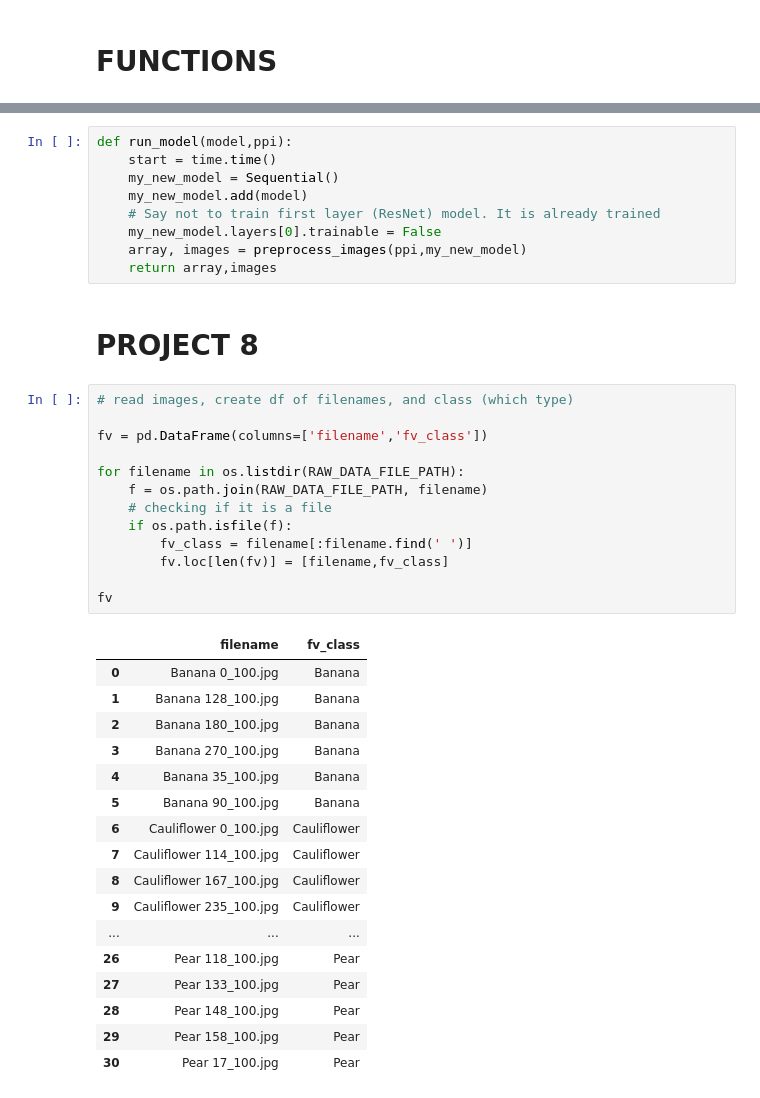
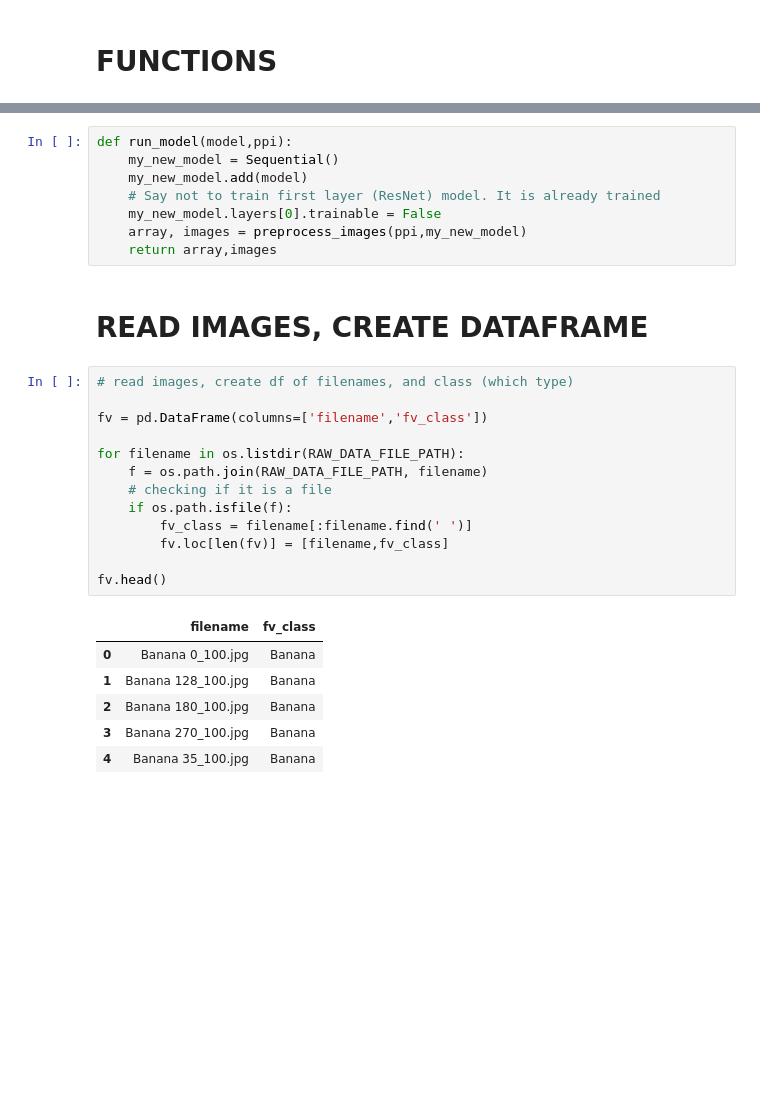
Before and after one commit to TTFrance/Project-08, a Jupyter notebook: oc-p8-modelling.ipynb, the cells around one changed output, grey strips where cells are left out. Saved outputs shown, nothing was run; the diff lists cells and outputs as text; blank space fills up the shorter version.

```diff
--- a/oc-p8-modelling.ipynb
+++ b/oc-p8-modelling.ipynb
@@ -67,44 +44,32 @@ def preprocess_images(ppi,my_new_model):
     return array, images
 # %%
 def run_model(model,ppi):
-    start = time.time()
     my_new_model = Sequential()
     my_new_model.add(model)
     # Say not to train first layer (ResNet) model. It is already trained
     my_new_model.layers[0].trainable = False
     array, images = preprocess_images(ppi,my_new_model)
     return array,images
-# %% [markdown]
-# PROJECT 8
+# %% [markdown]
+# READ IMAGES, CREATE DATAFRAME
 # %%
 # read images, create df of filenames, and class (which type)
 
 fv = pd.DataFrame(columns=['filename','fv_class'])
 
 for filename in os.listdir(RAW_DATA_FILE_PATH):
     f = os.path.join(RAW_DATA_FILE_PATH, filename)
     # checking if it is a file
     if os.path.isfile(f):
         fv_class = filename[:filename.find(' ')]
         fv.loc[len(fv)] = [filename,fv_class]
 
-fv
+fv.head()
 # %% [output]
 |  | filename | fv_class |
 | 0 | Banana 0_100.jpg | Banana |
 | 1 | Banana 128_100.jpg | Banana |
 | 2 | Banana 180_100.jpg | Banana |
 | 3 | Banana 270_100.jpg | Banana |
 | 4 | Banana 35_100.jpg | Banana |
-| 5 | Banana 90_100.jpg | Banana |
-| 6 | Cauliflower 0_100.jpg | Cauliflower |
-| 7 | Cauliflower 114_100.jpg | Cauliflower |
-| 8 | Cauliflower 167_100.jpg | Cauliflower |
-| 9 | Cauliflower 235_100.jpg | Cauliflower |
-| ... | ... | ... |
-| 26 | Pear 118_100.jpg | Pear |
-| 27 | Pear 133_100.jpg | Pear |
-| 28 | Pear 148_100.jpg | Pear |
-| 29 | Pear 158_100.jpg | Pear |
-| 30 | Pear 17_100.jpg | Pear |
 # %% [markdown]
```
Also changed, not shown: parts of 29 cells of this notebook, 1 other file.
